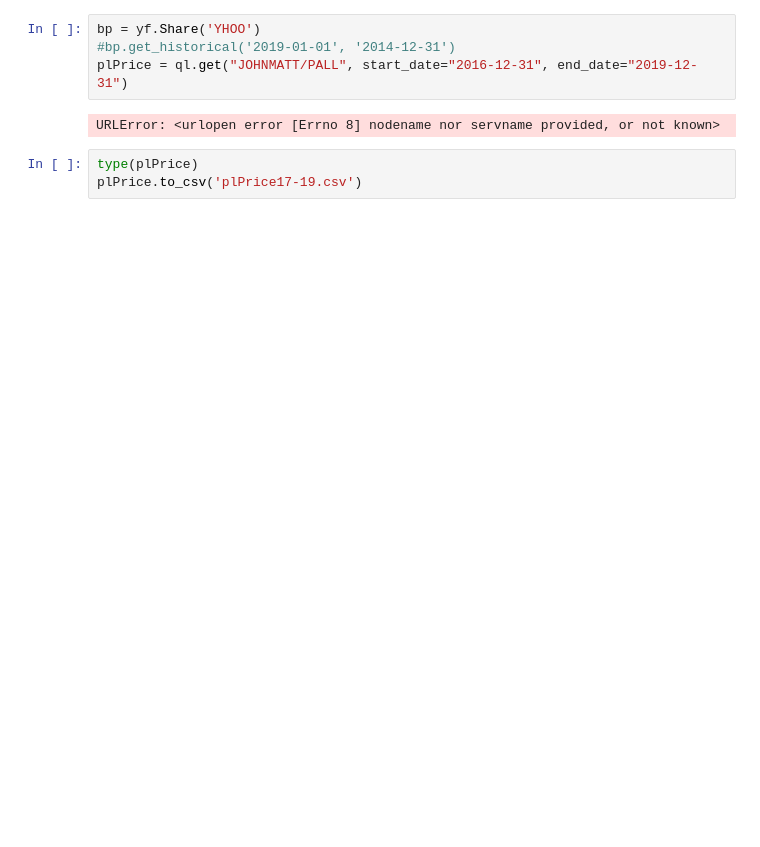
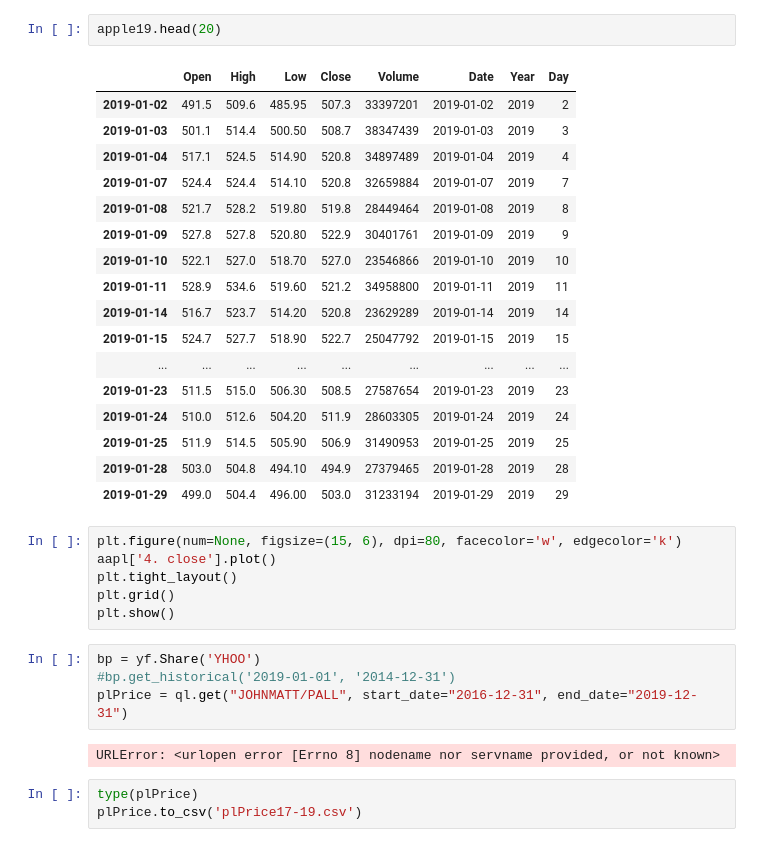
Before and after one commit to wmow/bloombergMDM, a Jupyter notebook: getData.ipynb, the cells around one changed output. Cells and saved outputs as stored; diff of their text form; blank space fills up the shorter version.

```diff
--- a/getData.ipynb
+++ b/getData.ipynb
@@ -9,3 +84,29 @@ ql.ApiConfig.api_key = 'TvM-Jbzx938zxdKHUgxw'
+# %%
+apple19.head(20)
+# %% [output]
+|  | Open | High | Low | Close | Volume | Date | Year | Day |
+| 2019-01-02 | 491.5 | 509.6 | 485.95 | 507.3 | 33397201 | 2019-01-02 | 2019 | 2 |
+| 2019-01-03 | 501.1 | 514.4 | 500.50 | 508.7 | 38347439 | 2019-01-03 | 2019 | 3 |
+| 2019-01-04 | 517.1 | 524.5 | 514.90 | 520.8 | 34897489 | 2019-01-04 | 2019 | 4 |
+| 2019-01-07 | 524.4 | 524.4 | 514.10 | 520.8 | 32659884 | 2019-01-07 | 2019 | 7 |
+| 2019-01-08 | 521.7 | 528.2 | 519.80 | 519.8 | 28449464 | 2019-01-08 | 2019 | 8 |
+| 2019-01-09 | 527.8 | 527.8 | 520.80 | 522.9 | 30401761 | 2019-01-09 | 2019 | 9 |
+| 2019-01-10 | 522.1 | 527.0 | 518.70 | 527.0 | 23546866 | 2019-01-10 | 2019 | 10 |
+| 2019-01-11 | 528.9 | 534.6 | 519.60 | 521.2 | 34958800 | 2019-01-11 | 2019 | 11 |
+| 2019-01-14 | 516.7 | 523.7 | 514.20 | 520.8 | 23629289 | 2019-01-14 | 2019 | 14 |
+| 2019-01-15 | 524.7 | 527.7 | 518.90 | 522.7 | 25047792 | 2019-01-15 | 2019 | 15 |
+| ... | ... | ... | ... | ... | ... | ... | ... | ... |
+| 2019-01-23 | 511.5 | 515.0 | 506.30 | 508.5 | 27587654 | 2019-01-23 | 2019 | 23 |
+| 2019-01-24 | 510.0 | 512.6 | 504.20 | 511.9 | 28603305 | 2019-01-24 | 2019 | 24 |
+| 2019-01-25 | 511.9 | 514.5 | 505.90 | 506.9 | 31490953 | 2019-01-25 | 2019 | 25 |
+| 2019-01-28 | 503.0 | 504.8 | 494.10 | 494.9 | 27379465 | 2019-01-28 | 2019 | 28 |
+| 2019-01-29 | 499.0 | 504.4 | 496.00 | 503.0 | 31233194 | 2019-01-29 | 2019 | 29 |
+# %%
+plt.figure(num=None, figsize=(15, 6), dpi=80, facecolor='w', edgecolor='k')
+aapl['4. close'].plot()
+plt.tight_layout()
+plt.grid()
+plt.show()
 # %%
 bp = yf.Share('YHOO')
 #bp.get_historical('2019-01-01', '2014-12-31')
```
Also changed, not shown: parts of 8 cells of this notebook.
